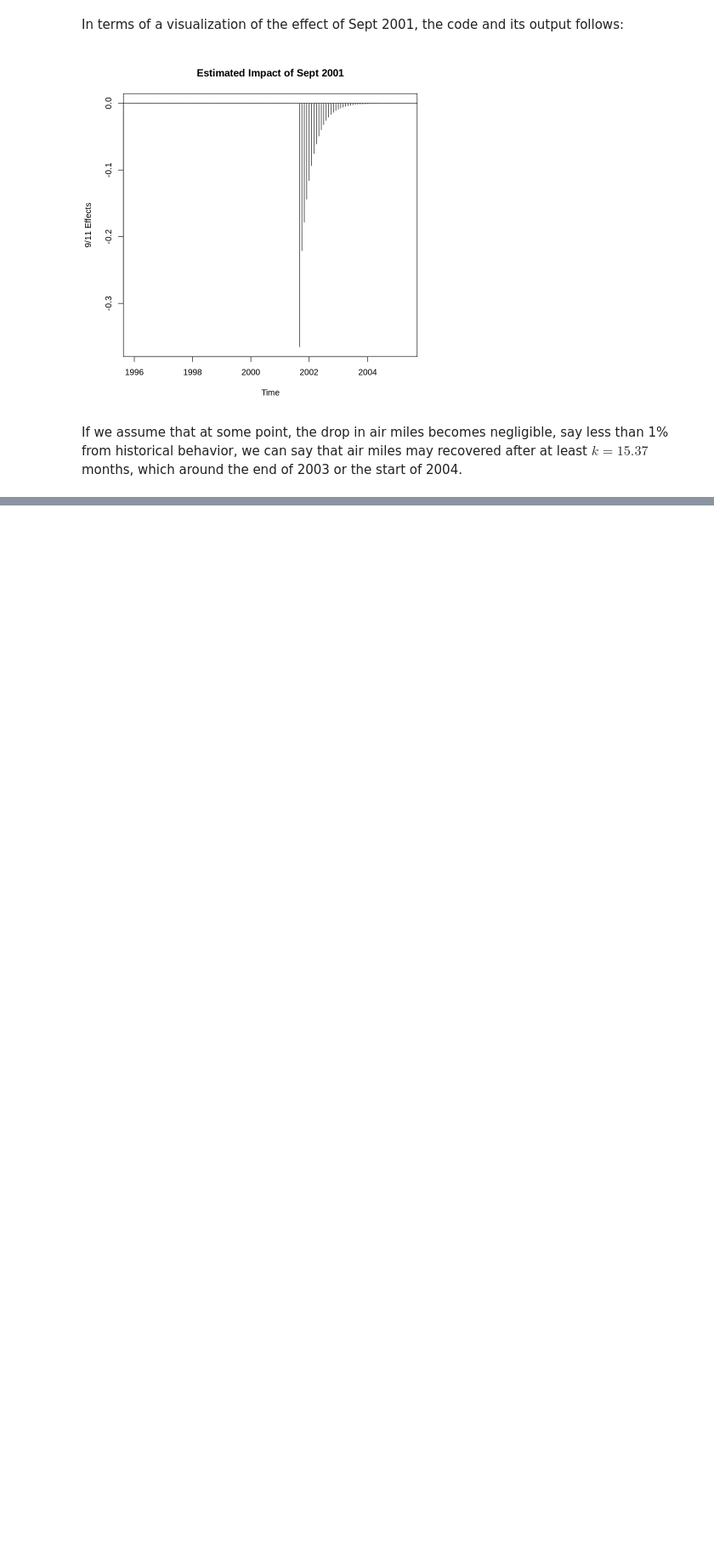
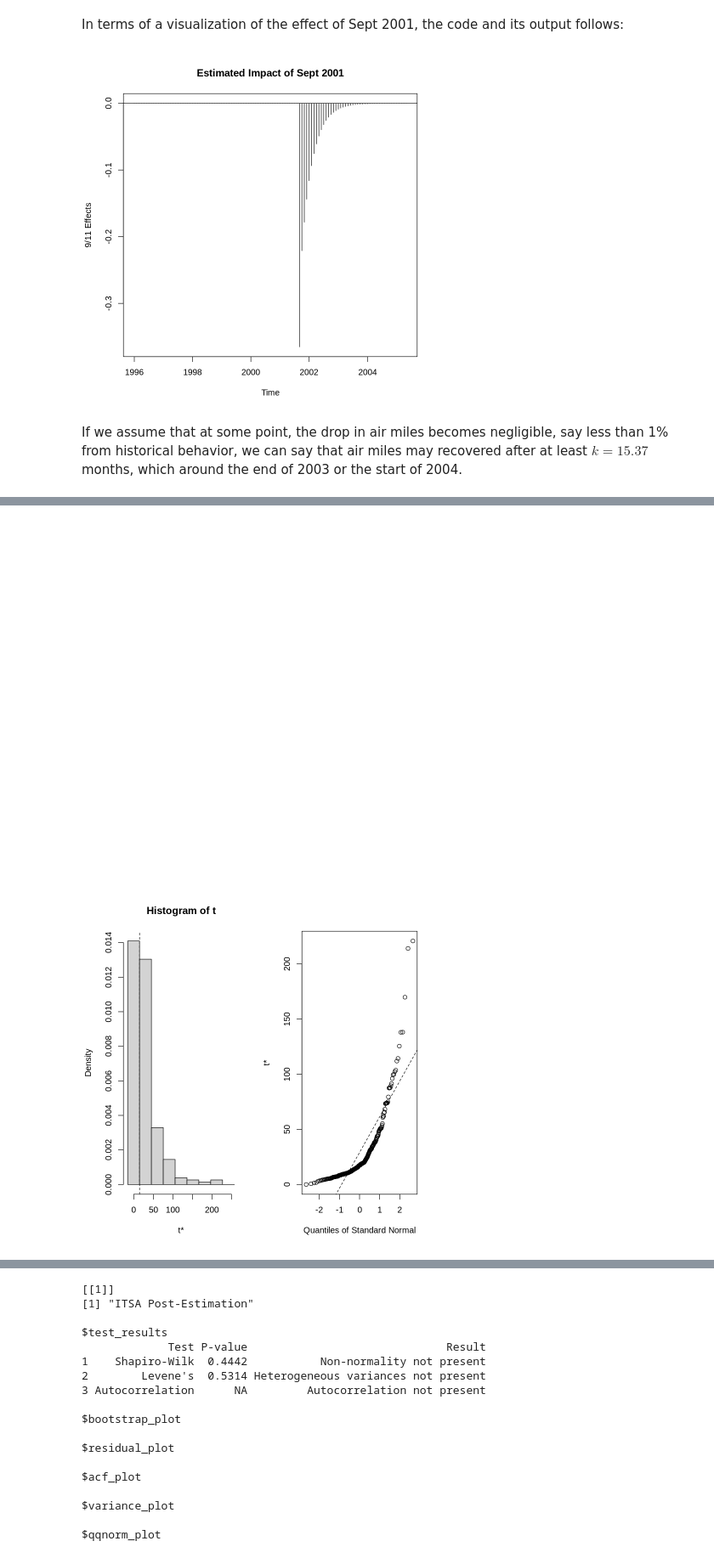
Before and after one commit to pacayton/Stat_268_Advanced_Time_Series_Analysis, a Jupyter notebook: Stat_268_Week2_Intervention_Analysis.ipynb, the cells around one changed output, grey strips where cells are left out. Shown at 85% size. Cells and saved outputs as stored; diff of their text form; code cells hidden in the pictures; blank space fills up the shorter version.

```diff
--- a/Stat_268_Week2_Intervention_Analysis.ipynb
+++ b/Stat_268_Week2_Intervention_Analysis.ipynb
@@ -503,0 +594,7 @@ $k = 15.37$ months, which around the end of 2003 or the start of 2004.
+# %%
+## Post-estimation Check
+
+itsa.postest(model = mod1, bootstrap = TRUE)
+# %% [output]
+[figure, added]
+[figure, added]
@@ -503,0 +604,18 @@ $k = 15.37$ months, which around the end of 2003 or the start of 2004.
+[[1]]
+[1] "ITSA Post-Estimation"
+
+$test_results
+             Test P-value                              Result
+1    Shapiro-Wilk  0.4442           Non-normality not present
+2        Levene's  0.5314 Heterogeneous variances not present
+3 Autocorrelation      NA         Autocorrelation not present
+
+$bootstrap_plot
+
+$residual_plot
+
+$acf_plot
+
+$variance_plot
+
+$qqnorm_plot
```
Also changed, not shown: parts of 9 cells of this notebook.
